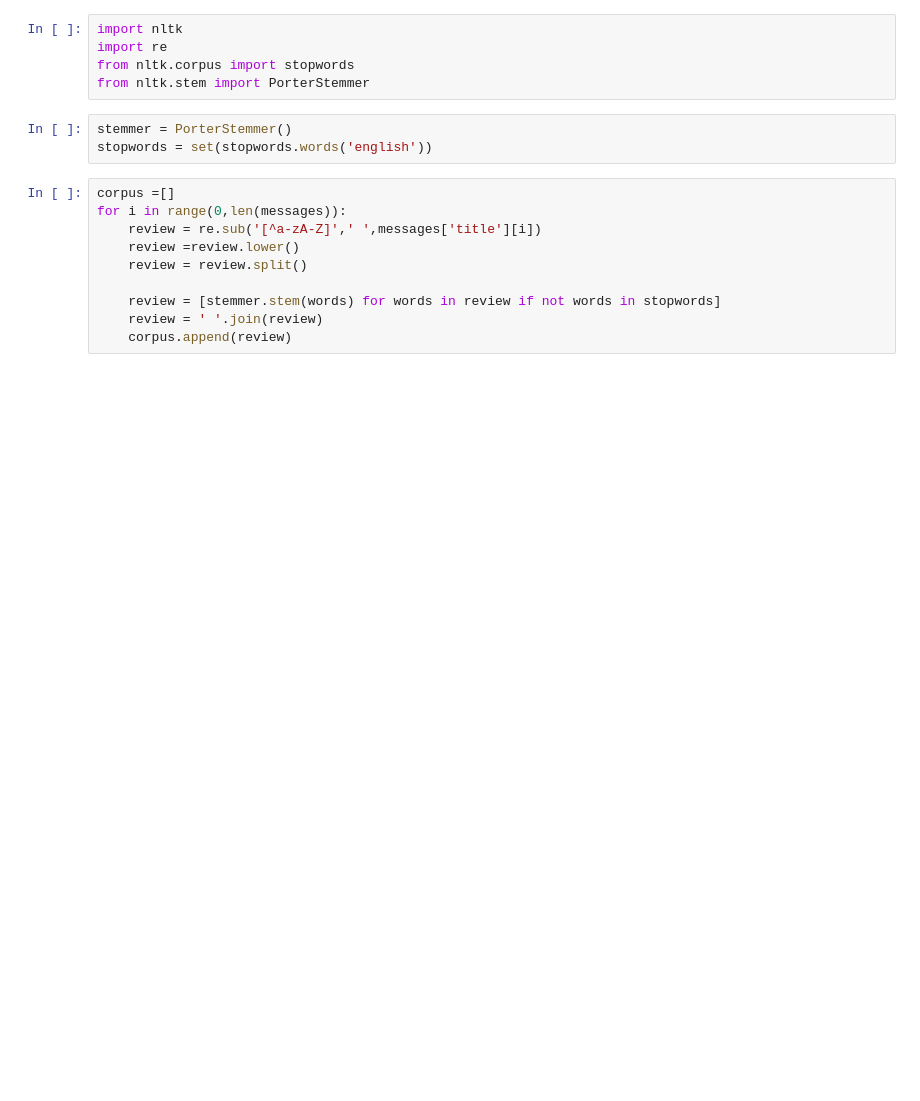
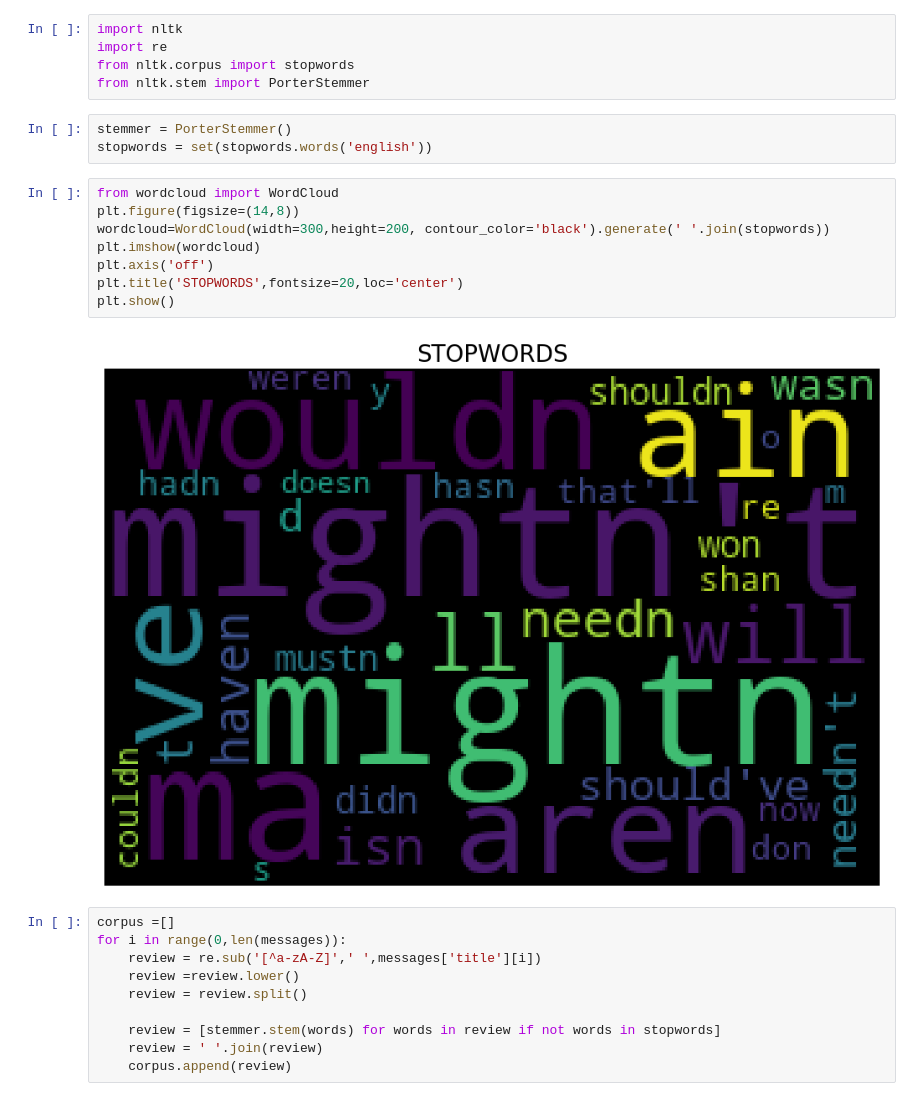
Before and after one commit to Abeshith/FakeNewsDetection-LSTM, a Jupyter notebook: Bidirectional LSTM.ipynb, the cells around one changed output. Cells and saved outputs as stored; diff of their text form; blank space fills up the shorter version.

```diff
--- a/Bidirectional LSTM.ipynb
+++ b/Bidirectional LSTM.ipynb
@@ -110,6 +118,16 @@ from nltk.stem import PorterStemmer
 # %%
 stemmer = PorterStemmer()
 stopwords = set(stopwords.words('english'))
+# %%
+from wordcloud import WordCloud
+plt.figure(figsize=(14,8))
+wordcloud=WordCloud(width=300,height=200, contour_color='black').generate(' '.join(stopwords))
+plt.imshow(wordcloud)
+plt.axis('off')
+plt.title('STOPWORDS',fontsize=20,loc='center')
+plt.show()
+# %% [output]
+[figure, added]
 # %%
 corpus =[]
 for i in range(0,len(messages)):
```
Also changed, not shown: parts of 21 cells of this notebook.
